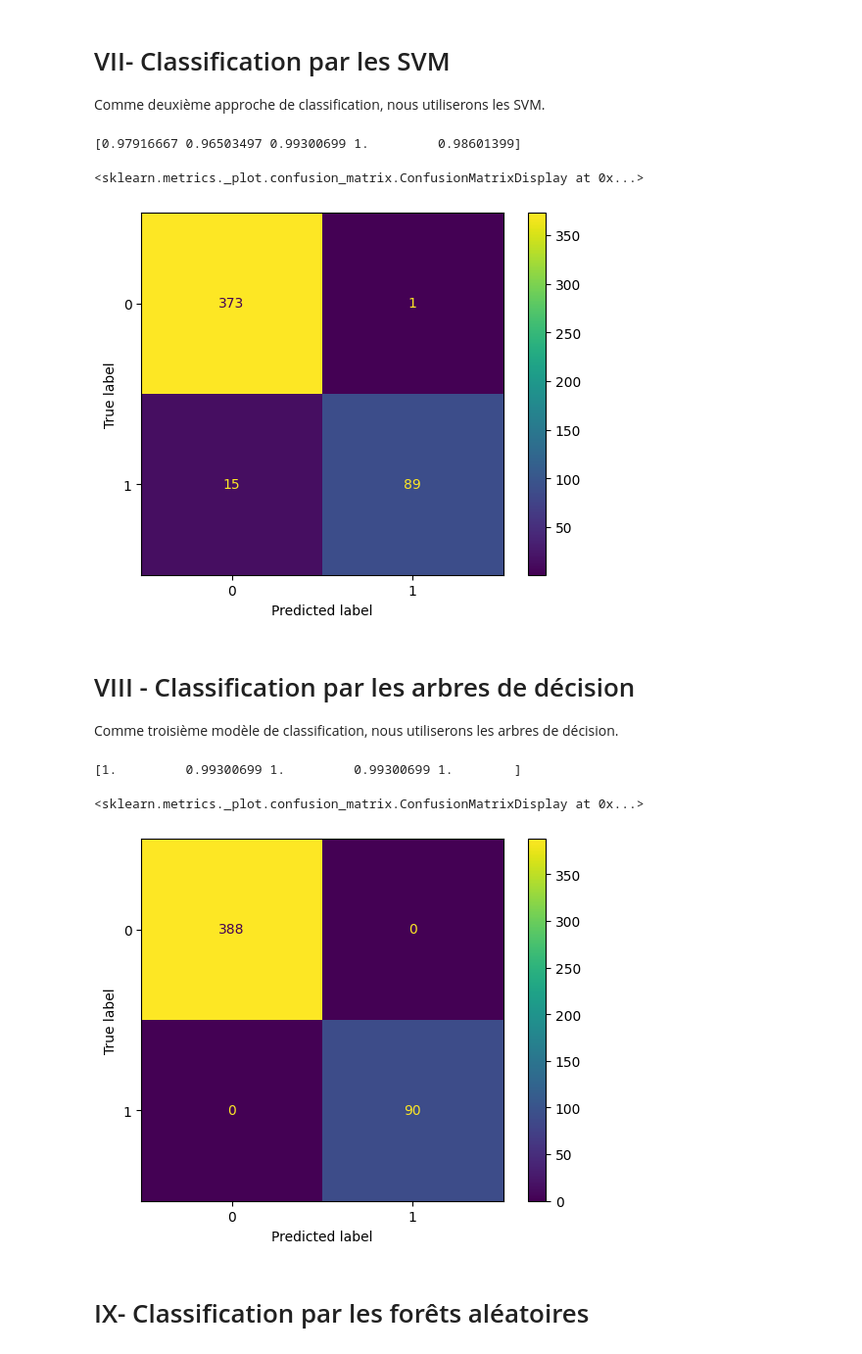
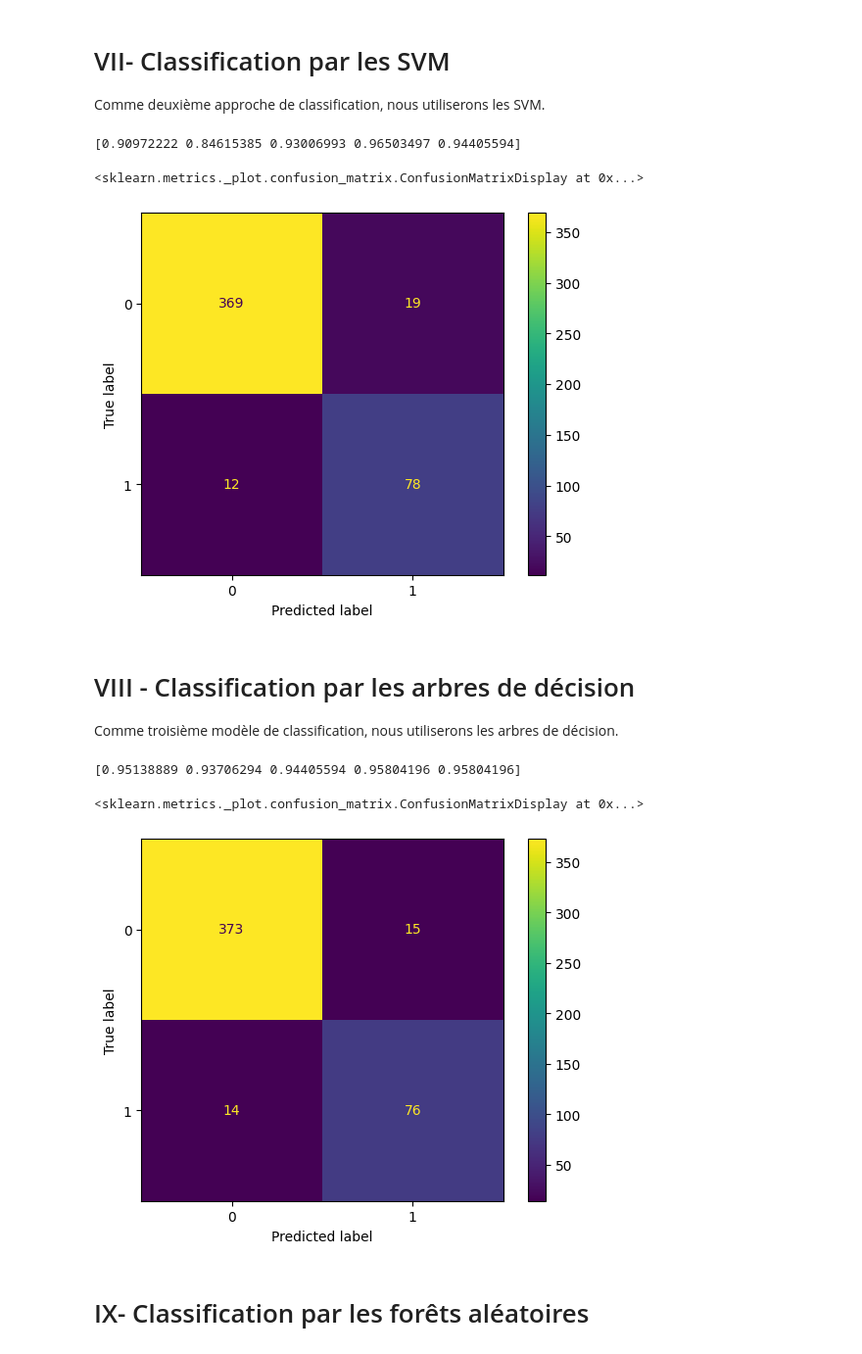
Before and after one commit to soundbond-team/bond, a Jupyter notebook: scripts/models_bis.ipynb, the cells around one changed output. Shown at 98% size. Saved outputs shown, nothing was run; the diff lists cells and outputs as text; code cells hidden in the pictures.

Commit message:
work on another dataset to test model

```diff
--- a/scripts/models_bis.ipynb
+++ b/scripts/models_bis.ipynb
@@ -81,7 +81,7 @@ max         30.000000     1.000000  1193.000000
 On recupère le résultat, et X ne doit pas avoir la valeur de l'étiquette
 # %%
 Y = data.isFake
-X = data.drop(['isFake'], axis=1)
+X = data.drop(['isFake', 'id', 'userIsPrivate'], axis=1)
 # %% [markdown]
 ## 3- Découpage des données train/test
 # %%
@@ -170,13 +170,13 @@ svm_pred= svm_model.predict(X_test)
 
 from sklearn.metrics import ConfusionMatrixDisplay, confusion_matrix
 
-conf = confusion_matrix(svm_pred, Y_test)
+conf = confusion_matrix(Y_test, svm_pred)
 disp = ConfusionMatrixDisplay(confusion_matrix=conf)
 disp.plot()
 # %% [output]
-[0.97916667 0.96503497 0.99300699 1.         0.98601399]
+[0.90972222 0.84615385 0.93006993 0.96503497 0.94405594]
 <sklearn.metrics._plot.confusion_matrix.ConfusionMatrixDisplay at 0x...>
-[figure, old version]
+[figure, new version]
 # %% [markdown]
 # VIII - Classification par les arbres de décision
 
@@ -184,29 +184,29 @@ Comme troisième modèle de classification, nous utiliserons les arbres de déci
 # %%
 # import tree from scikit-learn library
 from sklearn import tree
 #Importer le module validation croisée
 from sklearn.model_selection import cross_val_score
 
 tree_model = tree.DecisionTreeClassifier()
 tree_model.fit(X_train, Y_train)
 
 #validation croisée de l'arbre de décision
 scores = cross_val_score(tree_model, X_train, Y_train, cv=5)
 print(scores)
 
 tree_pred = tree_model.predict(X_test)
 
 #création et affichage de la matrice de confusion
 
 from sklearn.metrics import ConfusionMatrixDisplay, confusion_matrix
 
-conf = confusion_matrix(tree_pred, Y_test)
+conf = confusion_matrix(Y_test, tree_pred)
 disp = ConfusionMatrixDisplay(confusion_matrix=conf)
 disp.plot()
 # %% [output]
-[1.         0.99300699 1.         0.99300699 1.        ]
+[0.95138889 0.93706294 0.94405594 0.95804196 0.95804196]
 <sklearn.metrics._plot.confusion_matrix.ConfusionMatrixDisplay at 0x...>
-[figure, old version]
+[figure, new version]
 # %% [markdown]
 # IX- Classification par les forêts aléatoires
 # %%
```
Also changed, not shown: parts of 13 cells of this notebook, 4 other files.
